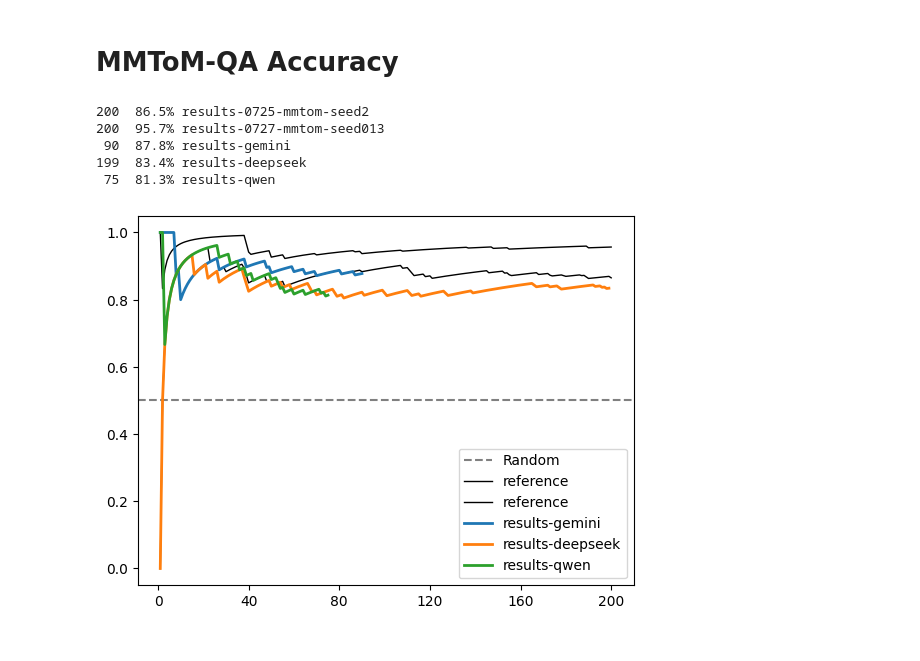
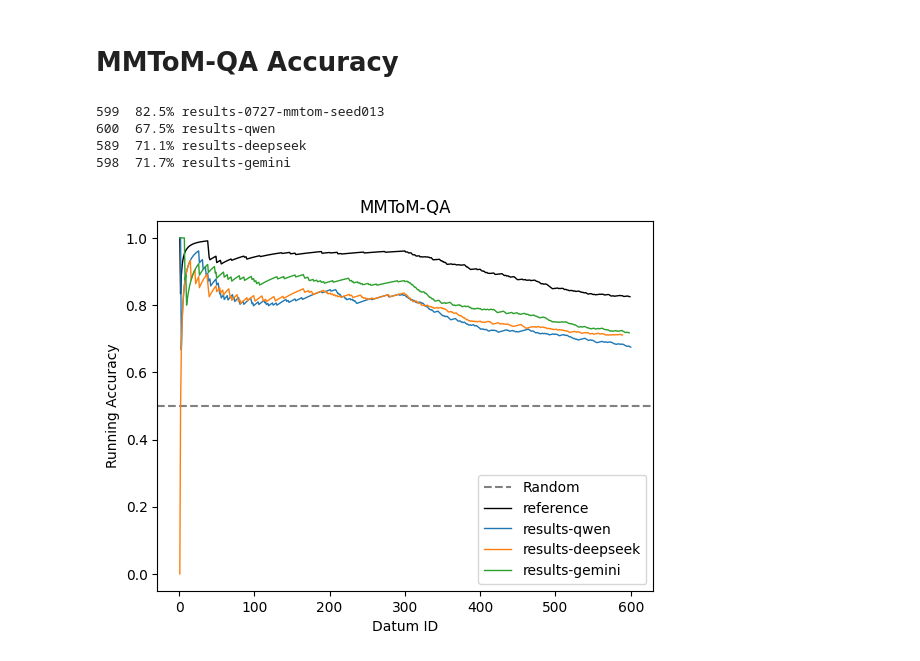
Before and after one commit to SCAI-JHU/AutoToM, a Jupyter notebook: analysis.ipynb, the cells around one changed output. Drawn from its saved outputs; the diff is of its cells as text; code cells hidden in the pictures.

Commit message:
exp(qwen, ds, gemini backend final results & analysis)

```diff
--- a/analysis.ipynb
+++ b/analysis.ipynb
@@ -26,44 +26,45 @@ def get_and_plot_accs(exp_id, datum_range, reference=False):
         exp_id = "----running"
     plt.plot(
         range(1, len(accs) + 1),
         [sum(accs[:i]) / len(accs[:i]) for i in range(1, len(accs) + 1)],
         # label="reference" if reference else "-".join(exp_id.split("-")[4:]),
         label="reference" if reference else exp_id,
         color="black" if reference else None,
-        linewidth=1 if reference else 2,
+        linewidth=1,
     )
     return accs
 
 
 # START_ID, NUM_SAMPLES, STEP = 550, 50, 10
-# START_ID, NUM_SAMPLES, STEP = 0, 600, 100
-# START_ID, NUM_SAMPLES, STEP = 0, 100, 20
-# START_ID, NUM_SAMPLES, STEP = 100, 200, 20
-START_ID, NUM_SAMPLES, STEP = 0, 200, 40
+START_ID, NUM_SAMPLES, STEP = 0, 600, 100
+# START_ID, NUM_SAMPLES, STEP = 550, 50, 10
 
 datum_range = (START_ID, START_ID + NUM_SAMPLES)
 plt.xticks(
     range(0, NUM_SAMPLES + 1, STEP),
     range(START_ID, START_ID + NUM_SAMPLES + 1, STEP),
 )
 plt.axhline(y=0.5, color="gray", linestyle="--", label="Random")
+# plt.axhline(y=0.7, color="gray", linestyle="--", label="70%")
 # * reference
-get_and_plot_accs("results-0725-mmtom-seed2", datum_range, True)
+# get_and_plot_accs("results-0725-mmtom-seed2", datum_range, True)
 get_and_plot_accs("results-0727-mmtom-seed013", datum_range, True)
 # * new model, only replace logprob (550 - 600)
 # get_and_plot_accs("results-0728-mmtom-seed0-logprobs-qwen3-32b", datum_range)
 # get_and_plot_accs("results-0729-mmtom-seed0-logprobs-qwen3-235b", datum_range)
 # get_and_plot_accs("results-0729-mmtom-seed0-logprobs-dsv3", datum_range)
 # * new model, fully replaced (0 - 600)
+get_and_plot_accs("results-qwen", datum_range)
+get_and_plot_accs("results-deepseek", datum_range)
 get_and_plot_accs("results-gemini", datum_range)
-get_and_plot_accs("results-deepseek", datum_range)
-get_and_plot_accs("results-qwen", datum_range)
 plt.legend(loc="lower right")
+plt.xlabel("Datum ID")
+plt.ylabel("Running Accuracy")
+plt.title("MMToM-QA")
 plt.show()
 # %% [output]
-200  86.5% results-0725-mmtom-seed2
-200  95.7% results-0727-mmtom-seed013
- 90  87.8% results-gemini
-199  83.4% results-deepseek
- 75  81.3% results-qwen
+599  82.5% results-0727-mmtom-seed013
+600  67.5% results-qwen
+589  71.1% results-deepseek
+598  71.7% results-gemini
-[figure, old version]
+[figure, new version]
```
Also changed, not shown: 1 other file.
